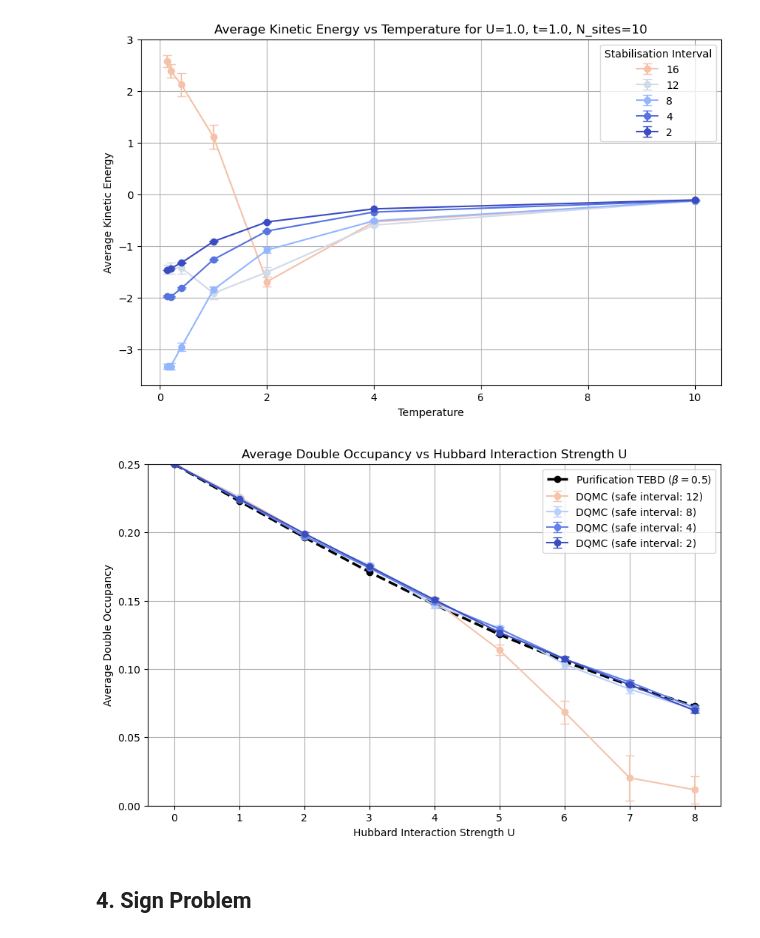
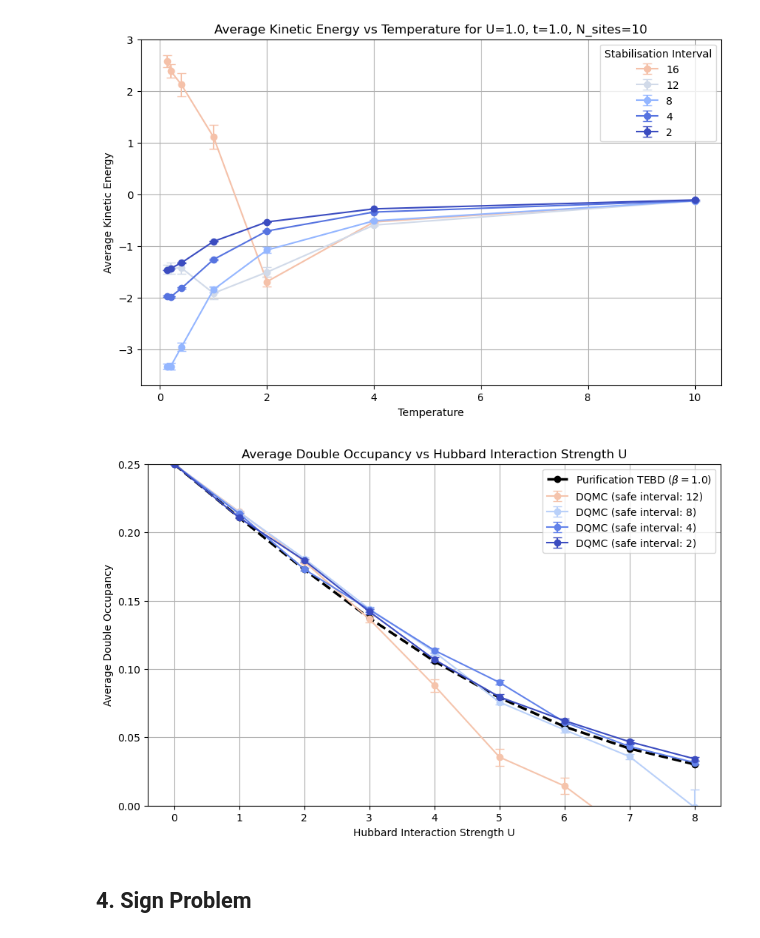
Before and after one commit to RENSHUZHE/HKU-DQMC, a Jupyter notebook: DQMC_Theory_3_Numerical_stability_and_sign_problem.ipynb, the cells around one changed output. Saved outputs shown, nothing was run; the diff lists cells and outputs as text; code cells hidden in the pictures.

```diff
--- a/DQMC_Theory_3_Numerical_stability_and_sign_problem.ipynb
+++ b/DQMC_Theory_3_Numerical_stability_and_sign_problem.ipynb
@@ -645,11 +645,12 @@ from tenpy.models.hubbard import FermiHubbardChain
 
 #==========================
 #DQMC Convergence Study for Average Double Occupancy
+
 #==========================
 N_sites = 10
 t = 1
 dt = 0.01
-L_tau = 50
+L_tau = 100
 Us = [0.0, 1.0, 2.0, 3.0, 4.0, 5.0, 6.0, 7.0, 8.0]
 
 # List of safe intervals to test convergence (from large/unreliable to small/reliable)
@@ -698,34 +699,34 @@ for safe_interval in sorted(safe_intervals, reverse=True):
     )
 
 #========
 #TEbd Benchmark for Average Double Occupancy with existing library
 #========
 # Parameters (dt and L_tau carry over from your DQMC block)
 
 beta = dt * L_tau
 
 tebd_double_occs = []
 tebd_params = {"dt": dt, "trunc_params": {"chi_max": 200, "svd_min": 1e-10}}
 
 for U_val in Us:
     model = FermiHubbardChain({"L": N_sites, "t": t, "U": U_val, "mu": U_val / 2.0, "bc_MPS": "finite"})
     psi = PurificationMPS.from_infiniteT(model.lat.mps_sites(), bc=model.lat.bc_MPS, unit_cell_width=N_sites)
     eng = purification.PurificationTEBD(psi, model, tebd_params)
     eng.run_imaginary(beta=beta/2)
     tebd_double_occs.append(np.mean(psi.expectation_value("NuNd")))
 plt.plot(Us, tebd_double_occs, marker='o', label=rf'Purification TEBD ($\beta={beta}$)', color='black', linestyle='--', linewidth=2.5)
 
 
 
 plt.title('Average Double Occupancy vs Hubbard Interaction Strength U')
 plt.xlabel('Hubbard Interaction Strength U')
 plt.ylabel('Average Double Occupancy')
 plt.ylim(0, 0.25)
 plt.grid(True)
 plt.legend(loc='best')
 plt.show()
 # %% [output]
-[figure, old version]
+[figure, new version]
 # %% [markdown]
 ## 4. Sign Problem
 # %% [markdown]
```
